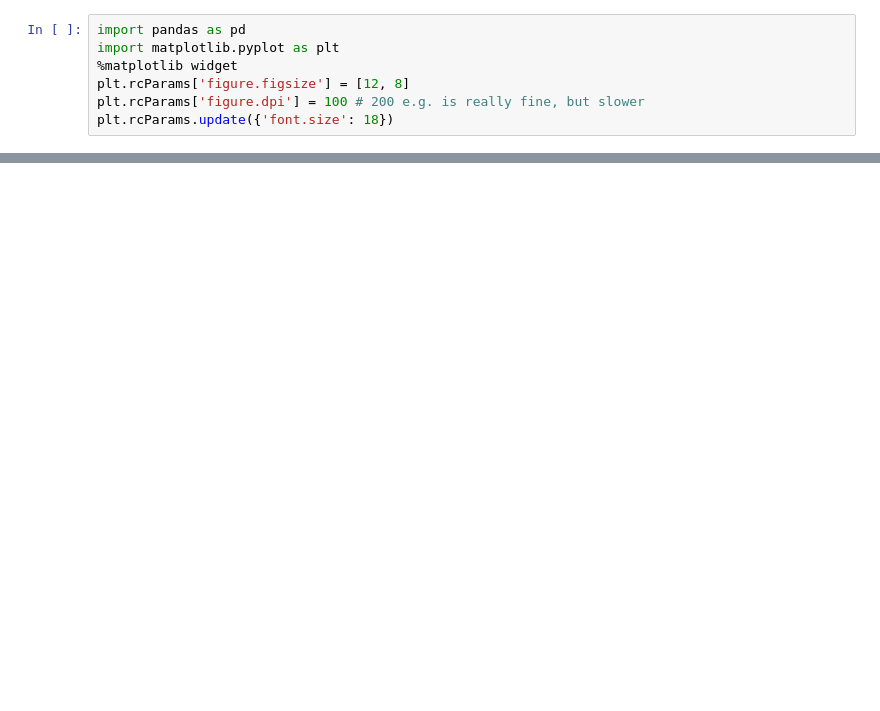
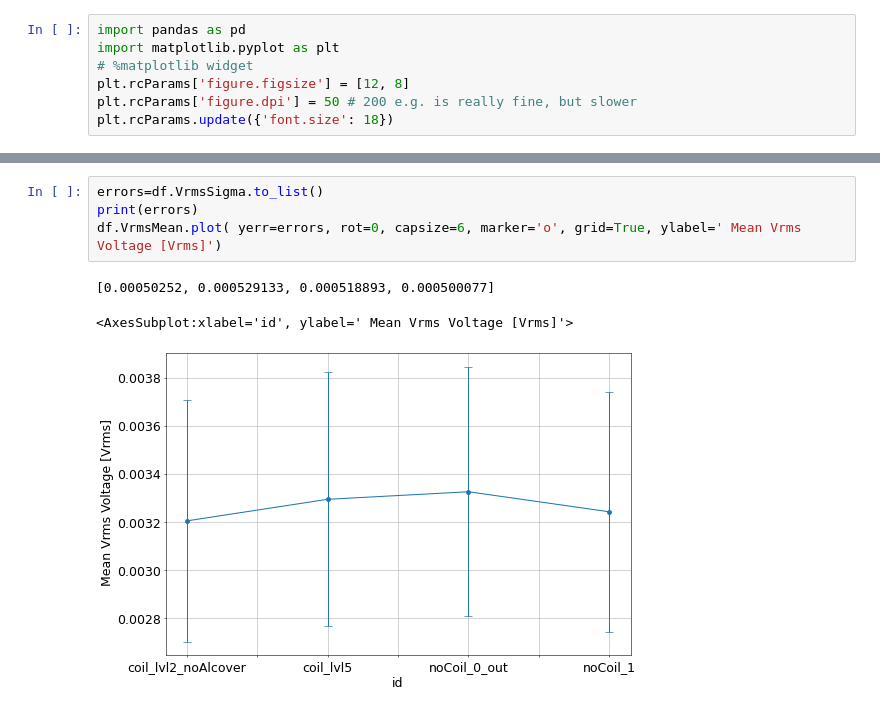
Before and after one commit to alinegt/proyectitosWChava, a Jupyter notebook: SPE/PlotParams.ipynb, the cells around one changed output, grey strips where cells are left out. Saved outputs shown, nothing was run; the diff lists cells and outputs as text; blank space fills up the shorter version.

Commit message:
Add extract features from time and SPE plots

```diff
--- a/SPE/PlotParams.ipynb
+++ b/SPE/PlotParams.ipynb
@@ -1,8 +1,8 @@
 # %%
 import pandas as pd
 import matplotlib.pyplot as plt
-%matplotlib widget
+# %matplotlib widget
 plt.rcParams['figure.figsize'] = [12, 8]
-plt.rcParams['figure.dpi'] = 100 # 200 e.g. is really fine, but slower
+plt.rcParams['figure.dpi'] = 50 # 200 e.g. is really fine, but slower
 plt.rcParams.update({'font.size': 18})
 # %%
@@ -24,0 +24,8 @@ df
+# %%
+errors=df.VrmsSigma.to_list()
+print(errors)
+df.VrmsMean.plot( yerr=errors, rot=0, capsize=6, marker='o', grid=True, ylabel=' Mean Vrms Voltage [Vrms]')
+# %% [output]
+[0.00050252, 0.000529133, 0.000518893, 0.000500077]
+<AxesSubplot:xlabel='id', ylabel=' Mean Vrms Voltage [Vrms]'>
+[figure, added]
```
Also changed, not shown: parts of 4 cells of this notebook, 7 other files.
